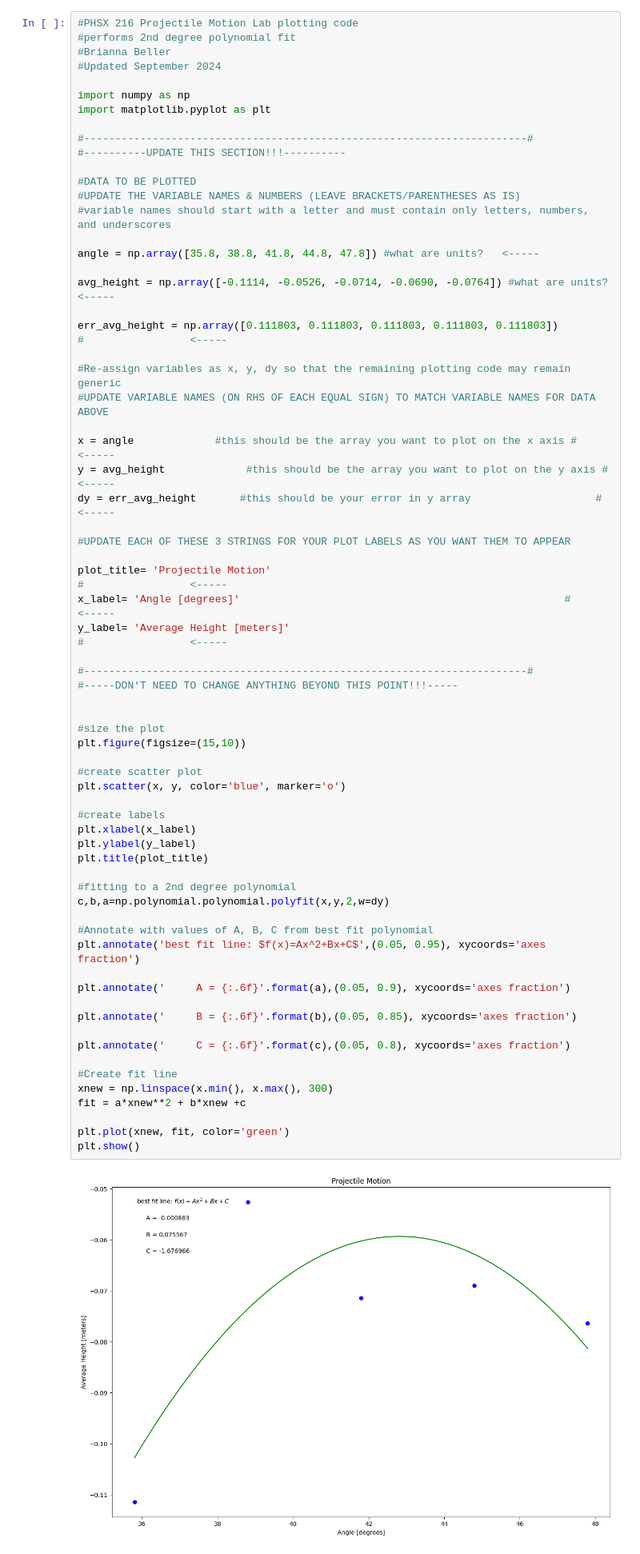
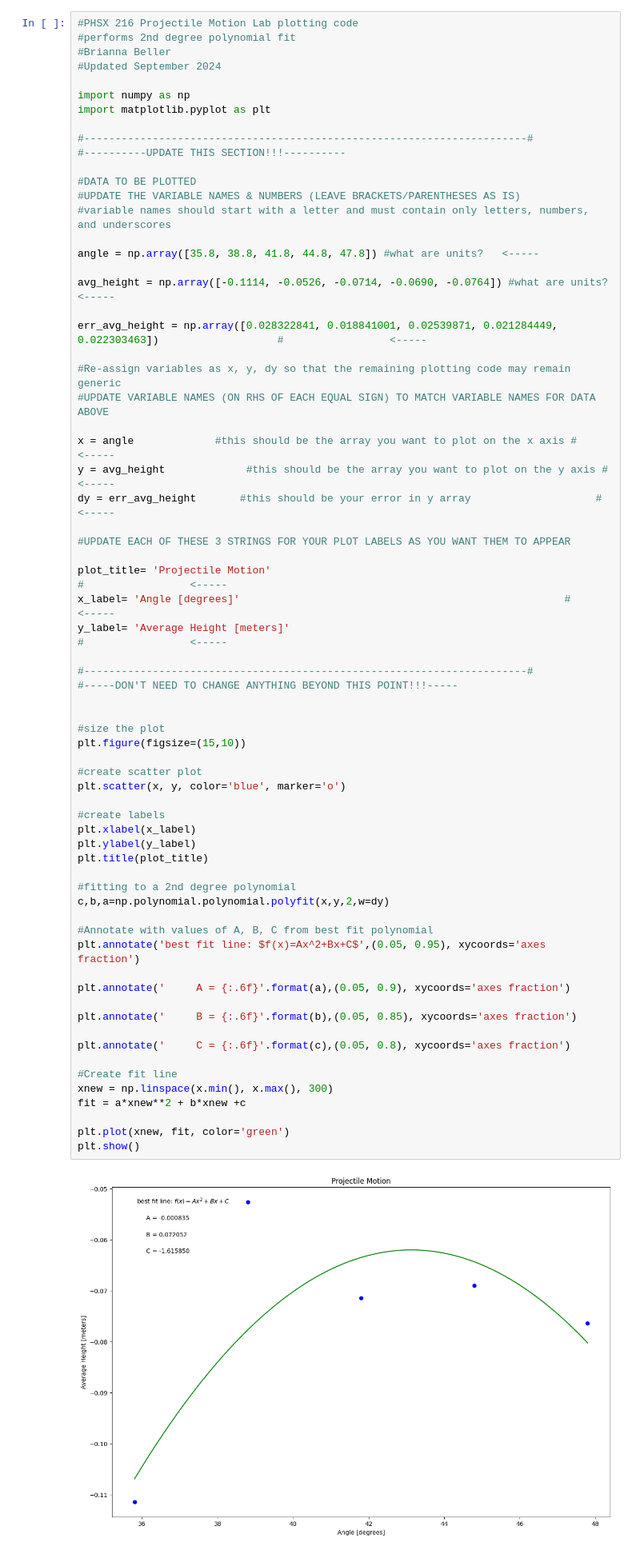
Before and after one commit to steveniverson17/Physics-216N-Lab, a Jupyter notebook: Copy_of_PROJECTILE_MOTION_ONLY_plotting_template.ipynb, the cells around one changed output. Shown at 80% size. Cells and saved outputs as stored; diff of their text form.

```diff
--- a/Copy_of_PROJECTILE_MOTION_ONLY_plotting_template.ipynb
+++ b/Copy_of_PROJECTILE_MOTION_ONLY_plotting_template.ipynb
@@ -20,7 +20,7 @@ angle = np.array([35.8, 38.8, 41.8, 44.8, 47.8]) #what are units?   <-----
 
 avg_height = np.array([-0.1114, -0.0526, -0.0714, -0.0690, -0.0764]) #what are units?   <-----
 
-err_avg_height = np.array([0.111803, 0.111803, 0.111803, 0.111803, 0.111803])                   #                 <-----
+err_avg_height = np.array([0.028322841, 0.018841001, 0.02539871, 0.021284449, 0.022303463])                   #                 <-----
 
 #Re-assign variables as x, y, dy so that the remaining plotting code may remain generic
 #UPDATE VARIABLE NAMES (ON RHS OF EACH EQUAL SIGN) TO MATCH VARIABLE NAMES FOR DATA ABOVE
@@ -42,31 +42,31 @@ y_label= 'Average Height [meters]'
 #size the plot
 plt.figure(figsize=(15,10))
 
 #create scatter plot
 plt.scatter(x, y, color='blue', marker='o')
 
 #create labels
 plt.xlabel(x_label)
 plt.ylabel(y_label)
 plt.title(plot_title)
 
 #fitting to a 2nd degree polynomial
 c,b,a=np.polynomial.polynomial.polyfit(x,y,2,w=dy)
 
 #Annotate with values of A, B, C from best fit polynomial
 plt.annotate('best fit line: $f(x)=Ax^2+Bx+C$',(0.05, 0.95), xycoords='axes fraction')
 
 plt.annotate('     A = {:.6f}'.format(a),(0.05, 0.9), xycoords='axes fraction')
 
 plt.annotate('     B = {:.6f}'.format(b),(0.05, 0.85), xycoords='axes fraction')
 
 plt.annotate('     C = {:.6f}'.format(c),(0.05, 0.8), xycoords='axes fraction')
 
 #Create fit line
 xnew = np.linspace(x.min(), x.max(), 300)
 fit = a*xnew**2 + b*xnew +c
 
 plt.plot(xnew, fit, color='green')
 plt.show()
 # %% [output]
-[figure, old version]
+[figure, new version]
```
